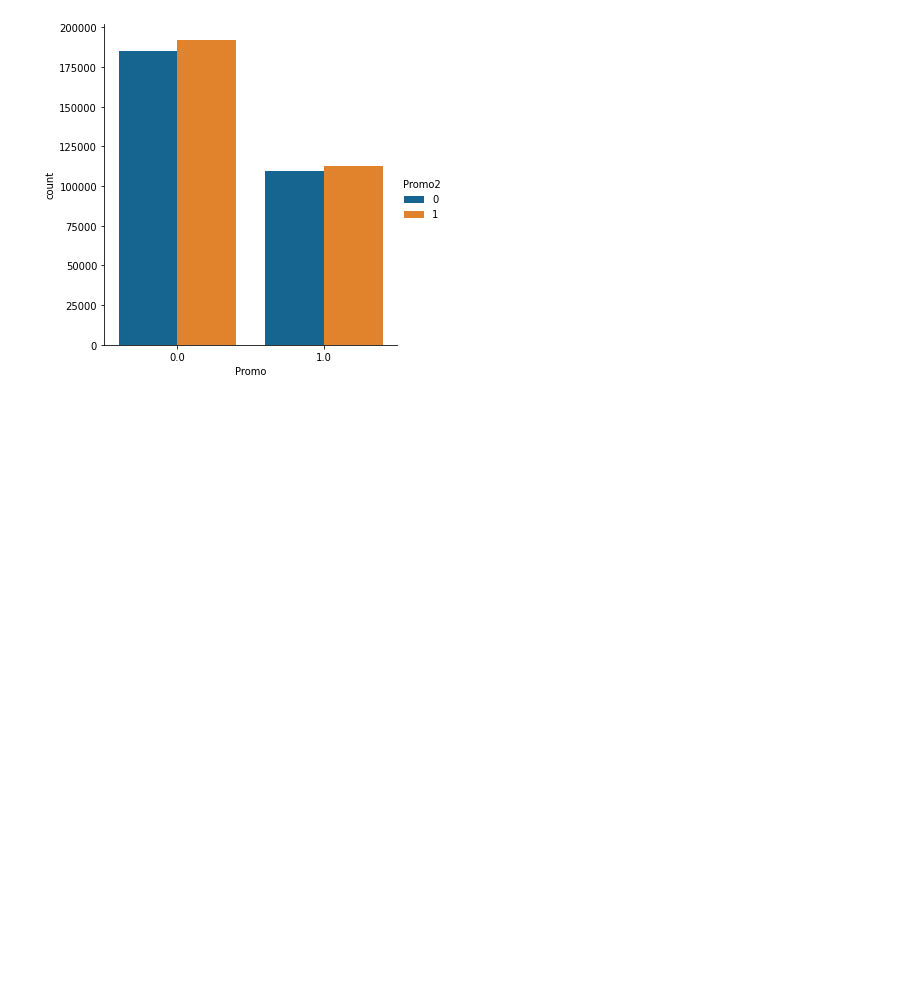
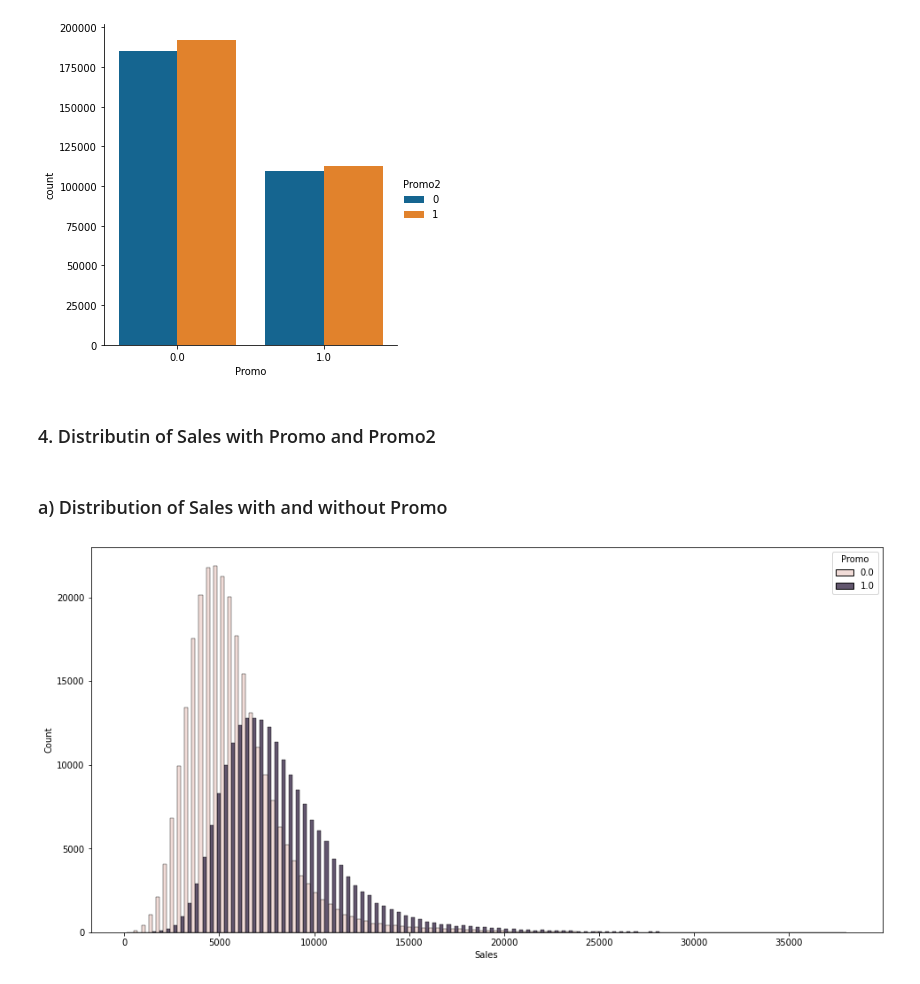
Before and after one commit to wrijupan/Rossmann-DSR-minicomp, a Jupyter notebook: notebooks/visualisations/02_charts_Promo.ipynb, the cells around one changed output. Drawn from its saved outputs; the diff is of its cells as text; code cells hidden in the pictures; blank space fills up the shorter version.

Commit message:
Add Sales distribution with and without Promo

```diff
--- a/notebooks/visualisations/02_charts_Promo.ipynb
+++ b/notebooks/visualisations/02_charts_Promo.ipynb
@@ -119,3 +119,20 @@ sns.catplot(x='Promo',
             data=merged_train_store);
 # %% [output]
 [figure]
+# %% [markdown]
+### 4. Distributin of Sales with Promo and Promo2
+# %%
+nonzero_merged_Sales = merged_train_store.loc[~merged_train_store.loc[:, 'Sales'].isnull()]
+
+nonzero_merged_Sales = nonzero_merged_Sales.loc[nonzero_merged_Sales.Sales > 0]
+# %% [markdown]
+### a) Distribution of Sales with and without Promo
+# %%
+plt.figure(figsize=(16, 8))
+sns.histplot(x='Sales',
+            hue='Promo',
+            multiple='dodge',
+            bins= 100,
+            data=nonzero_merged_Sales);
+# %% [output]
+[figure, added]
```
Also changed, not shown: parts of 4 cells of this notebook.
